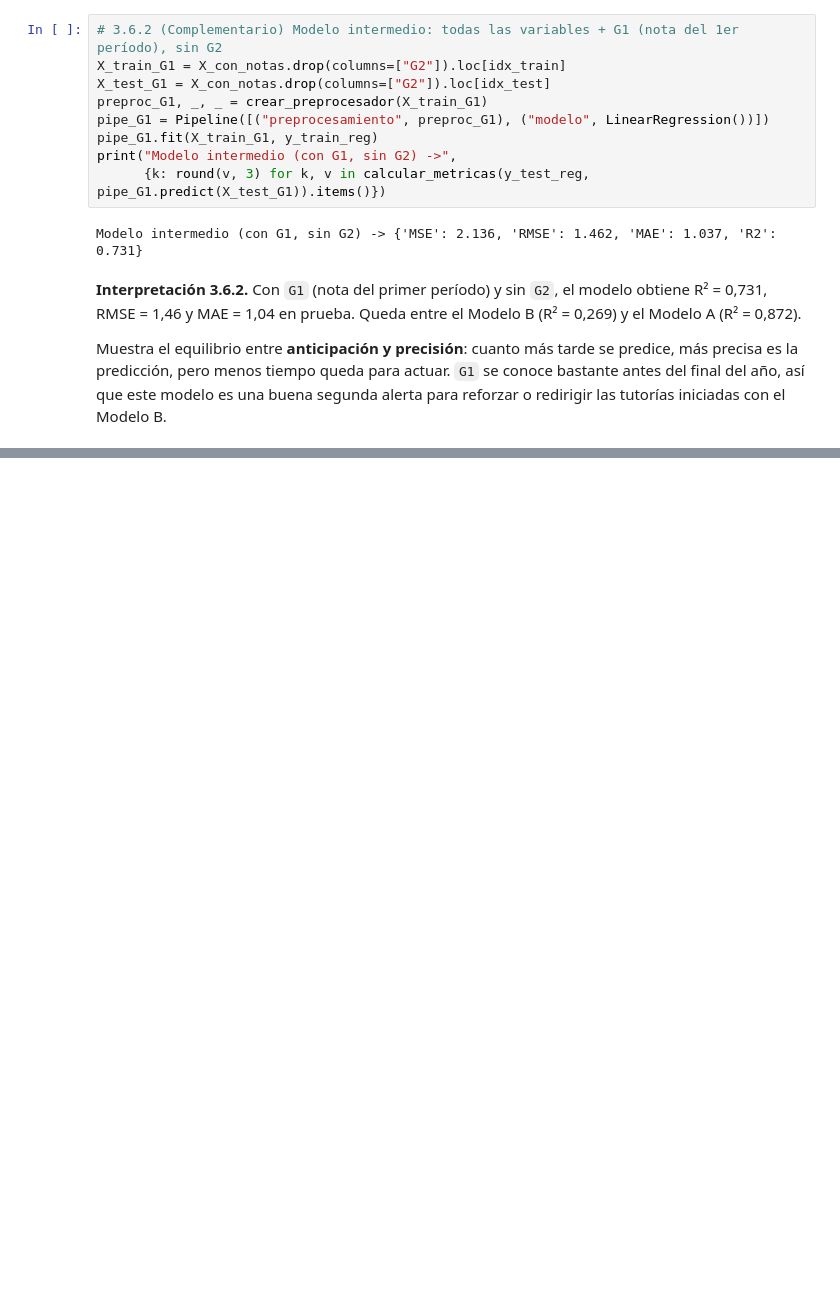
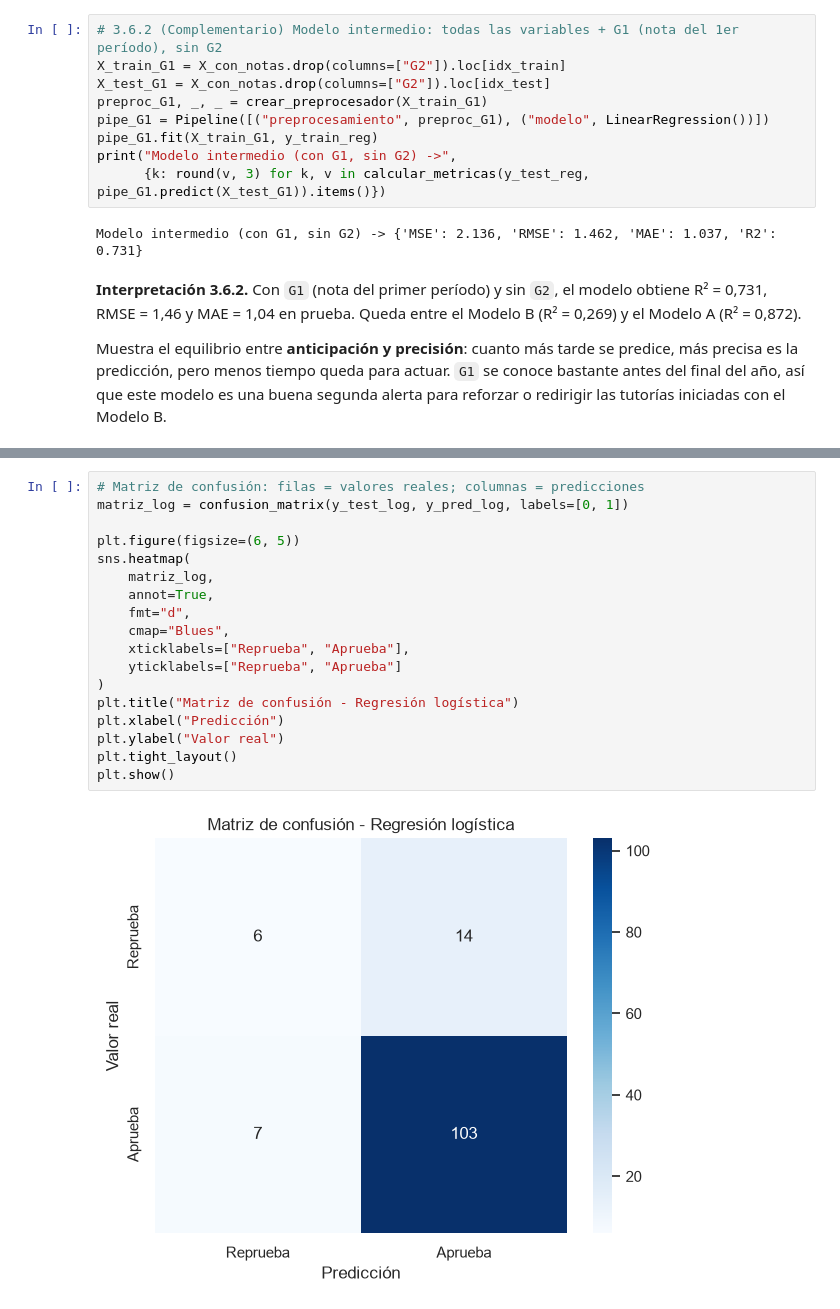
Before and after one commit to ugsaulzc/riesgo-academico-regresion-clasificacion, a Jupyter notebook: ProyectoP1_ELMA-4-1_GrupoB.ipynb, the cells around one changed output, grey strips where cells are left out. Drawn from its saved outputs; the diff is of its cells as text; blank space fills up the shorter version.

```diff
--- a/ProyectoP1_ELMA-4-1_GrupoB.ipynb
+++ b/ProyectoP1_ELMA-4-1_GrupoB.ipynb
@@ -1146,0 +1338,20 @@ Muestra el equilibrio entre **anticipación y precisión**: cuanto más tarde se
+# %%
+# Matriz de confusión: filas = valores reales; columnas = predicciones
+matriz_log = confusion_matrix(y_test_log, y_pred_log, labels=[0, 1])
+
+plt.figure(figsize=(6, 5))
+sns.heatmap(
+    matriz_log,
+    annot=True,
+    fmt="d",
+    cmap="Blues",
+    xticklabels=["Reprueba", "Aprueba"],
+    yticklabels=["Reprueba", "Aprueba"]
+)
+plt.title("Matriz de confusión - Regresión logística")
+plt.xlabel("Predicción")
+plt.ylabel("Valor real")
+plt.tight_layout()
+plt.show()
+# %% [output]
+[figure, added]
```
Also changed, not shown: parts of 24 cells of this notebook.
